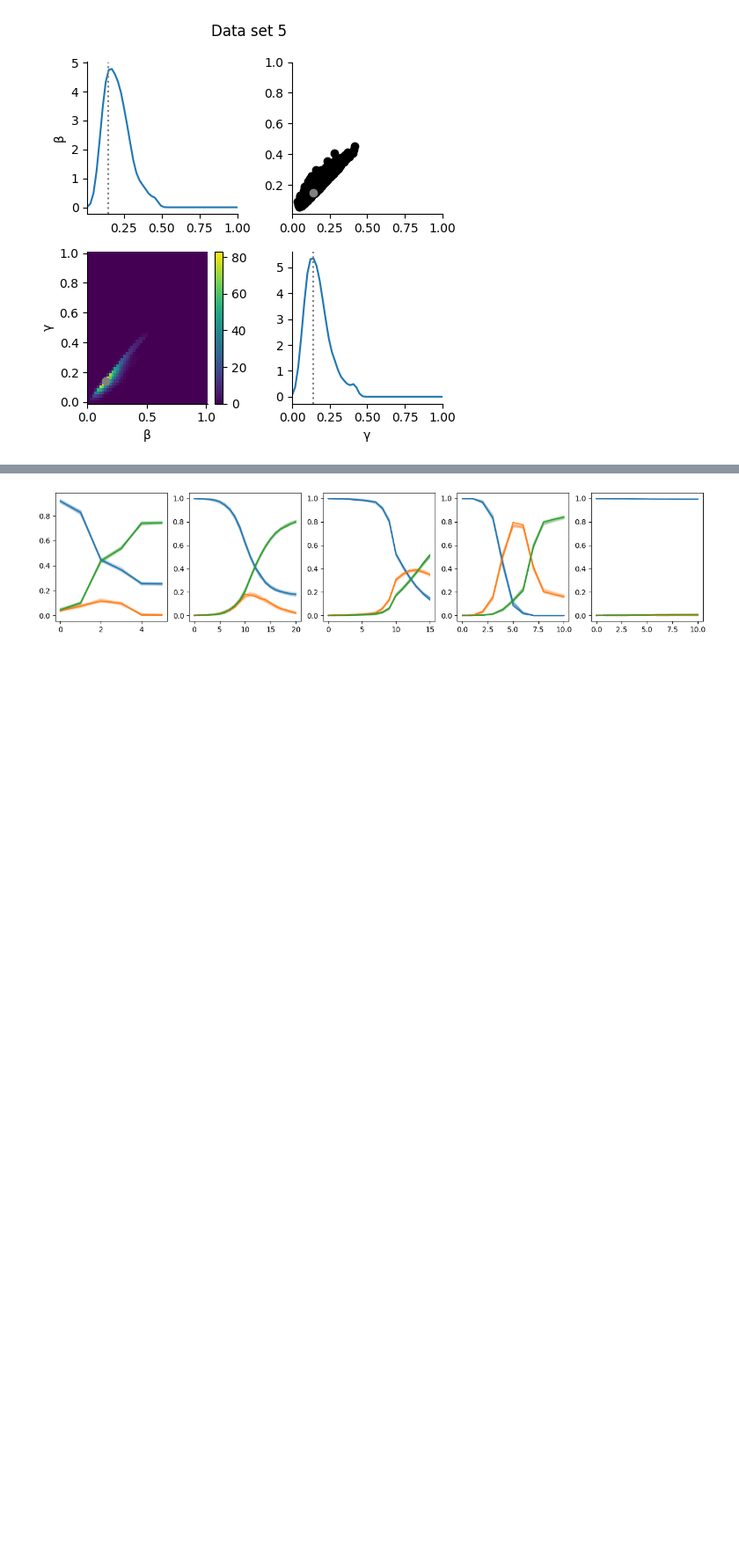
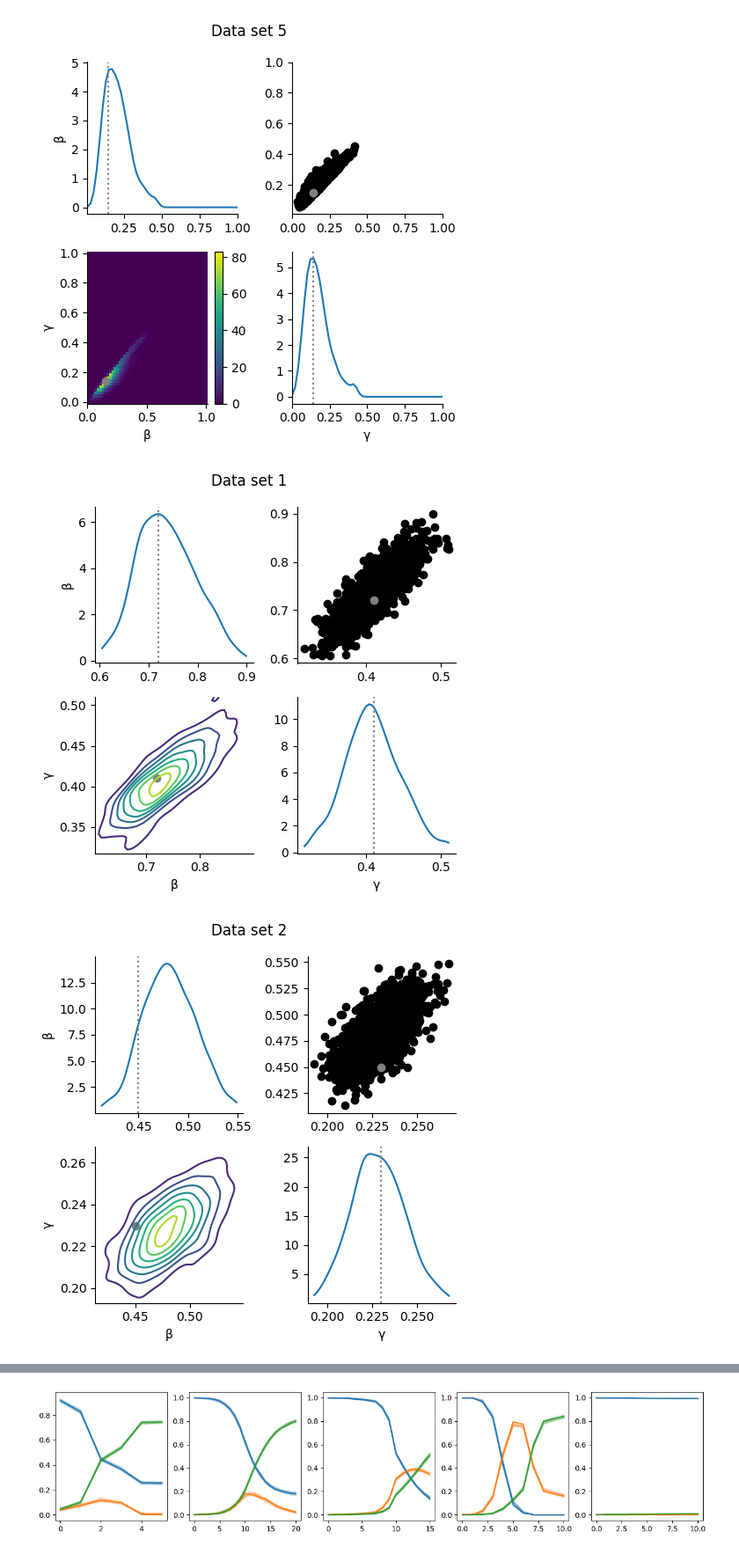
Before and after one commit to emune-dev/Data-missingness-paper, a Jupyter notebook: Stochastic SIR model/SIR_stoch_pyabc.ipynb, the cells around one changed output, grey strips where cells are left out. Shown at 88% size. Saved outputs shown, nothing was run; the diff lists cells and outputs as text; code cells hidden in the pictures; blank space fills up the shorter version.

Commit message:
add contour plots

```diff
--- a/Stochastic SIR model/SIR_stoch_pyabc.ipynb
+++ b/Stochastic SIR model/SIR_stoch_pyabc.ipynb
@@ -136,7 +136,7 @@ for ix, data_set in enumerate(data_sets):
     def model_abc(p):
         return {"y": simulate_sir(p["β"], p["γ"], present_indices_list[ix])}
     abc = pyabc.ABCSMC(model_abc, prior_abc, distance_abc, population_size=pop_size)
-    abc.new(f"sqlite:///pyabc_history_{ix}.db", observed_sum_stat={"y": data_set})
+    abc.new(f"sqlite:///pyabc_history/pyabc_history_{ix}.db", observed_sum_stat={"y": data_set})
     h = abc.run(min_acceptance_rate=0.2e-2)
     hs.append(h)
 # %% [output]
@@ -161,6 +161,10 @@ CPU times: user 2min 8s, sys: 11.4 s, total: 2min 19s
 Wall time: 4h 49min 36s
 # %% [markdown]
 ## Visualize results
+# %%
+hs = [
+    pyabc.History(f"sqlite:///pyabc_history/pyabc_history_{i}.db") for i in range(5)
+]
 # %%
 for ix, (gt_par, h) in enumerate(zip(gt_pars, hs)):
     pyabc.visualization.plot_kde_matrix_highlevel(
@@ -177,3 +181,16 @@ for ix, (gt_par, h) in enumerate(zip(gt_pars, hs)):
 [figure]
 [figure]
 [figure]
+# %%
+for ix, (gt_par, h) in enumerate(zip(gt_pars, hs)):
+    pyabc.visualization.plot_contour_matrix(
+        h,
+        #limits=par_limits,
+        refval=gt_par,
+        refval_color="grey",
+    )
+    plt.gcf().suptitle(f"Data set {ix+1}")
+    plt.gcf().tight_layout();
+# %% [output]
+[figure, added]
+[figure, added]
```
Also changed, not shown: parts of 1 cell of this notebook.
